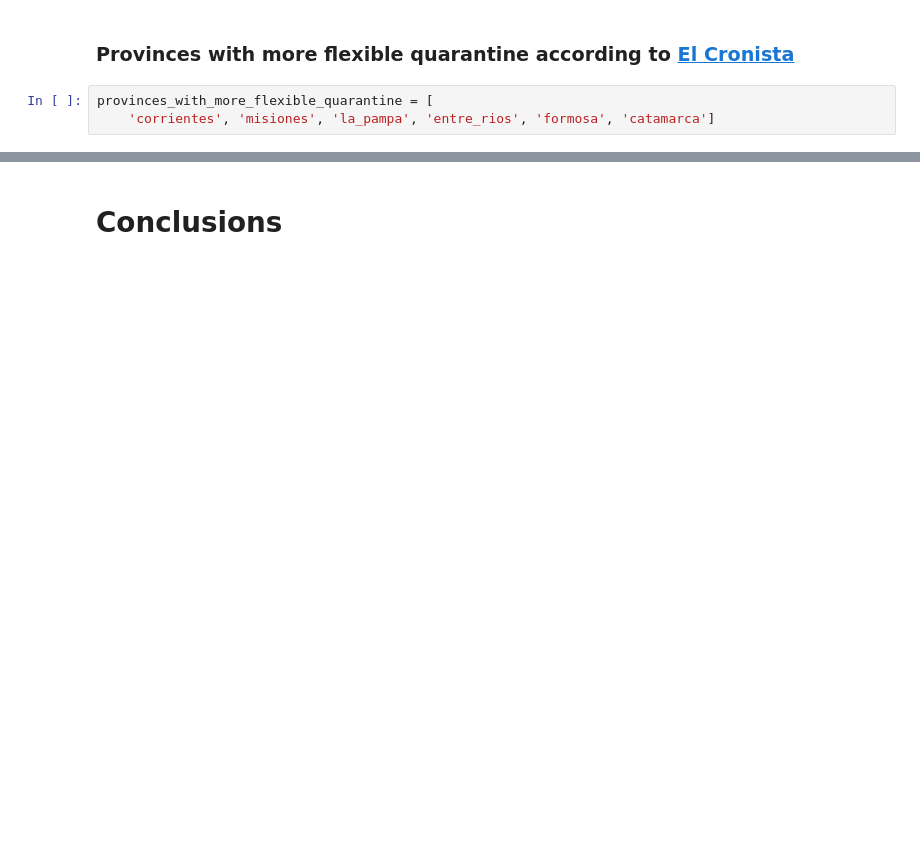
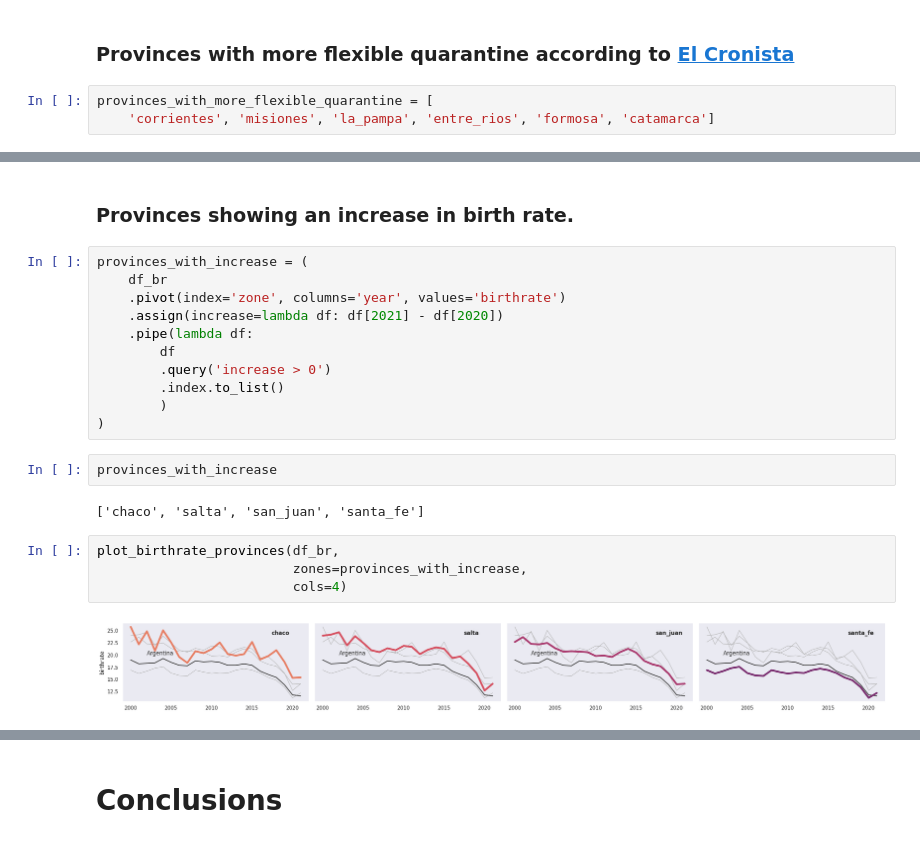
Before and after one commit to FNMario/birth_rate_during_quarantine, a Jupyter notebook: notebooks/analysis.ipynb, the cells around one changed output, grey strips where cells are left out. Drawn from its saved outputs; the diff is of its cells as text; blank space fills up the shorter version.

```diff
--- a/notebooks/analysis.ipynb
+++ b/notebooks/analysis.ipynb
@@ -436,0 +443,23 @@ plot_birthrate_provinces(df_br,
+# %% [markdown]
+### Provinces showing an increase in birth rate.
+# %%
+provinces_with_increase = (
+    df_br
+    .pivot(index='zone', columns='year', values='birthrate')
+    .assign(increase=lambda df: df[2021] - df[2020])
+    .pipe(lambda df:
+        df
+        .query('increase > 0')
+        .index.to_list()
+        )
+)
+# %%
+provinces_with_increase
+# %% [output]
+['chaco', 'salta', 'san_juan', 'santa_fe']
+# %%
+plot_birthrate_provinces(df_br,
+                         zones=provinces_with_increase,
+                         cols=4)
+# %% [output]
+[figure, added]
```
Also changed, not shown: parts of 8 cells of this notebook, 1 other file.
